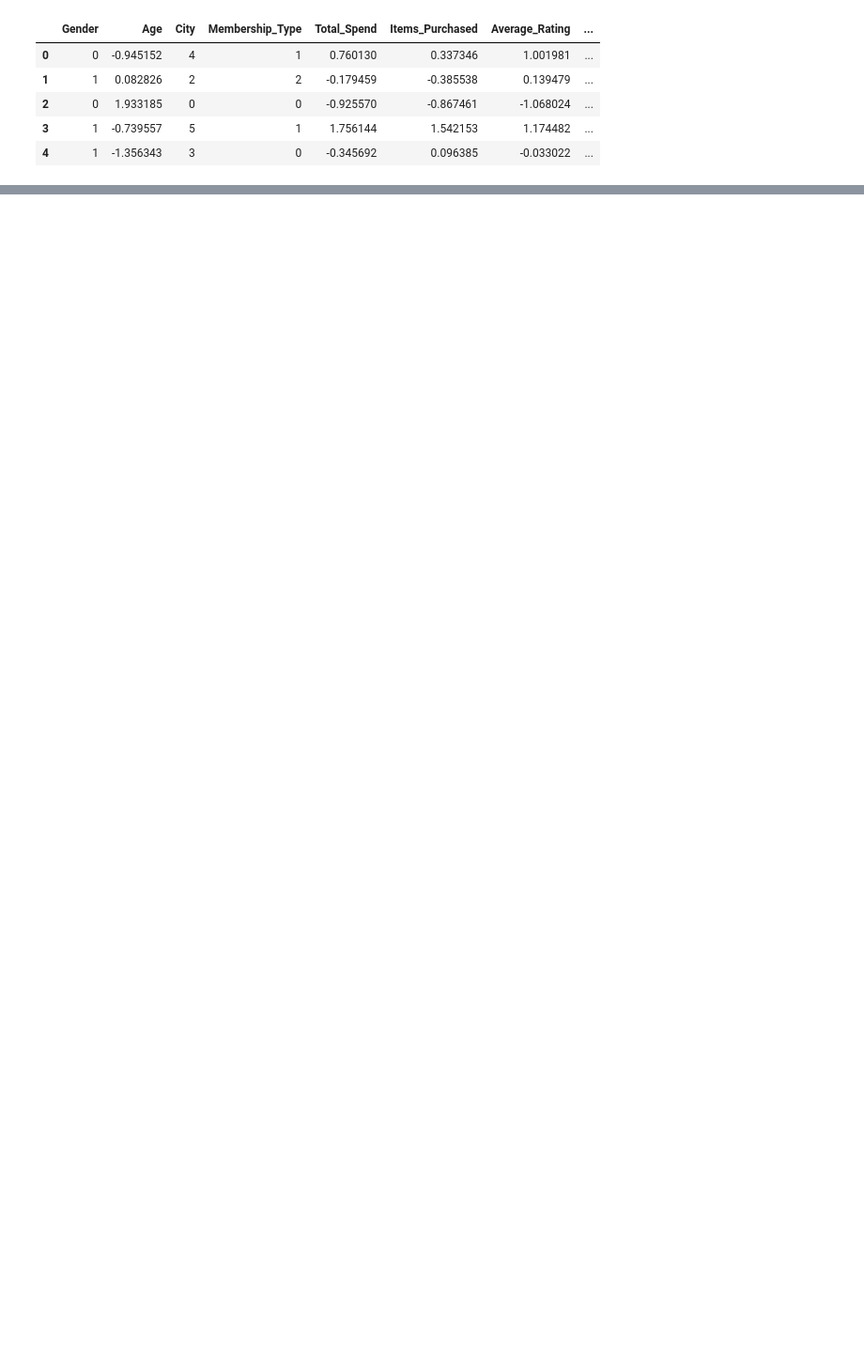
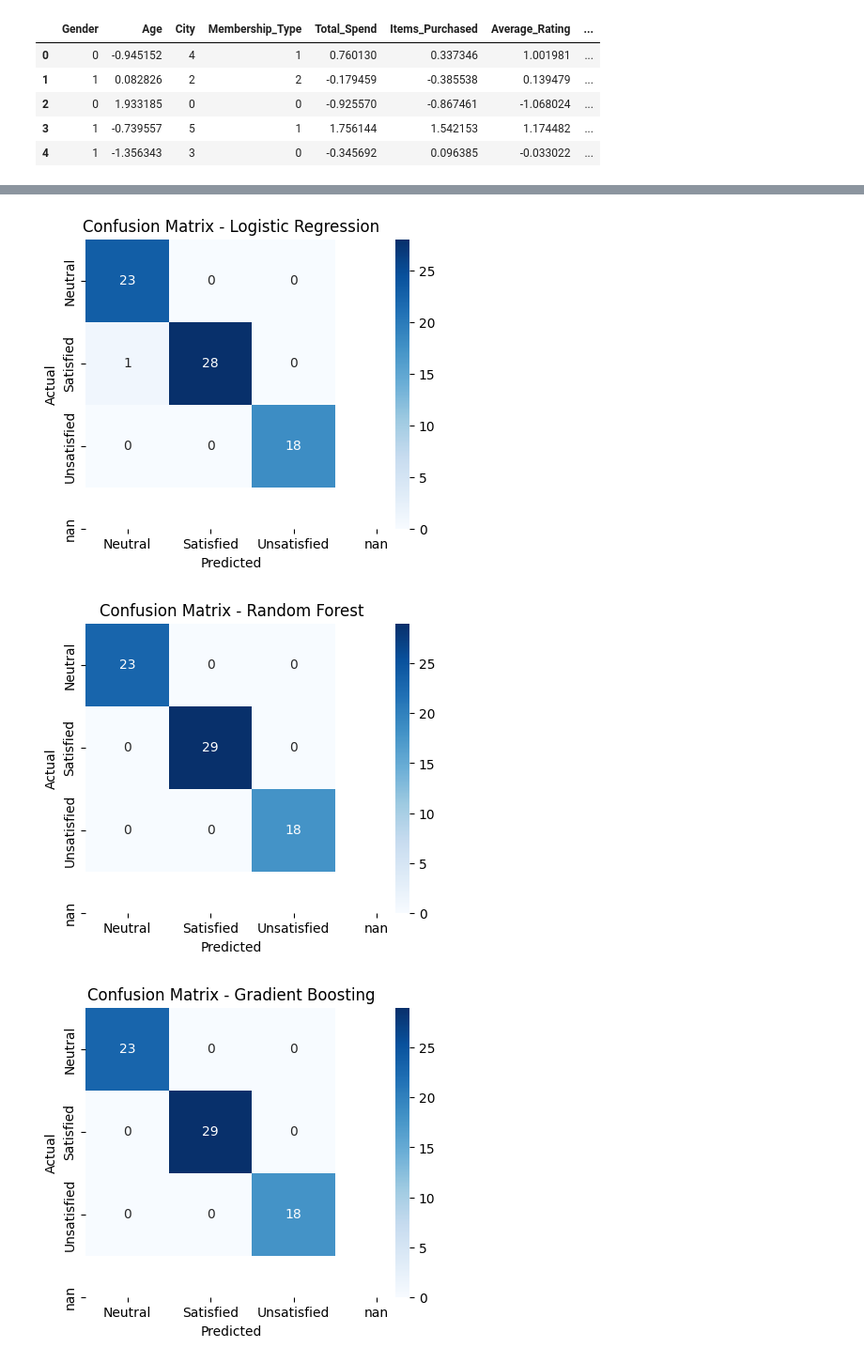
Before and after one commit to yatikanghan/Machine-Learning, a Jupyter notebook: Jupyter/project.ipynb, the cells around one changed output, grey strips where cells are left out. Shown at 94% size. Drawn from its saved outputs; the diff is of its cells as text; code cells hidden in the pictures; blank space fills up the shorter version.

```diff
--- a/Jupyter/project.ipynb
+++ b/Jupyter/project.ipynb
@@ -665,0 +821,28 @@ ValueError: Cannot cast object dtype to float64
+# %%
+
+# Transform feature sets
+X_train = preprocessor.transform(X_train)
+X_test = preprocessor.transform(X_test)
+
+# ✅ Encode target variable
+label_encoder = LabelEncoder()
+y_train = label_encoder.fit_transform(y_train)
+y_test = label_encoder.transform(y_test)
+
+# ✅ Define Machine Learning Models
+models = {
+    "Logistic Regression": LogisticRegression(),
+    "Random Forest": RandomForestClassifier(),
+    "Gradient Boosting": GradientBoostingClassifier(),
+    "SVM": SVC(),
+    "Naive Bayes": GaussianNB(),
+    "KNN": KNeighborsClassifier(),
+}
+
+# ✅ Train Models & Measure Training Time
+for model_name, model in models.items():
+    print(f"Training {model_name}")
+    start_time = time.time()
+    model.fit(X_train, y_train)
+    end_time = time.time()
+    print(f"Training {model_name} complete time taken: {end_time - start_time:.2f} seconds\n")
@@ -665,0 +940,19 @@ ValueError: Cannot cast object dtype to float64
+# %%
+from sklearn.metrics import confusion_matrix
+import matplotlib.pyplot as plt
+
+# Plot Confusion Matrix for each model
+for name, model in models.items():
+    y_pred = model.predict(X_test)
+    cm = confusion_matrix(y_test, y_pred)
+
+    plt.figure(figsize=(5, 4))
+    sns.heatmap(cm, annot=True, fmt='d', cmap="Blues", xticklabels=label_encoder.classes_, yticklabels=label_encoder.classes_)
+    plt.title(f"Confusion Matrix - {name}")
+    plt.xlabel("Predicted")
+    plt.ylabel("Actual")
+    plt.show()
+# %% [output]
+[figure, added]
+[figure, added]
+[figure, added]
```
Also changed, not shown: parts of 14 cells of this notebook.
